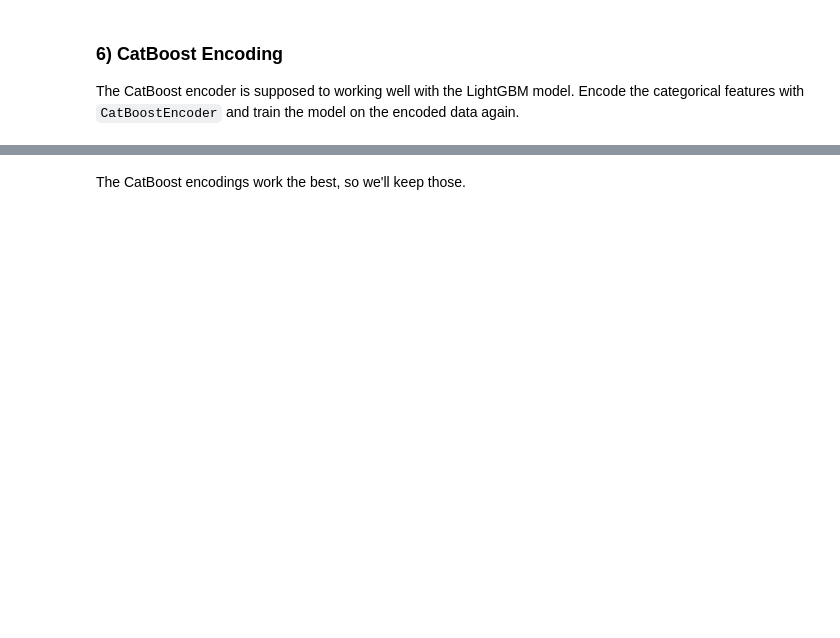
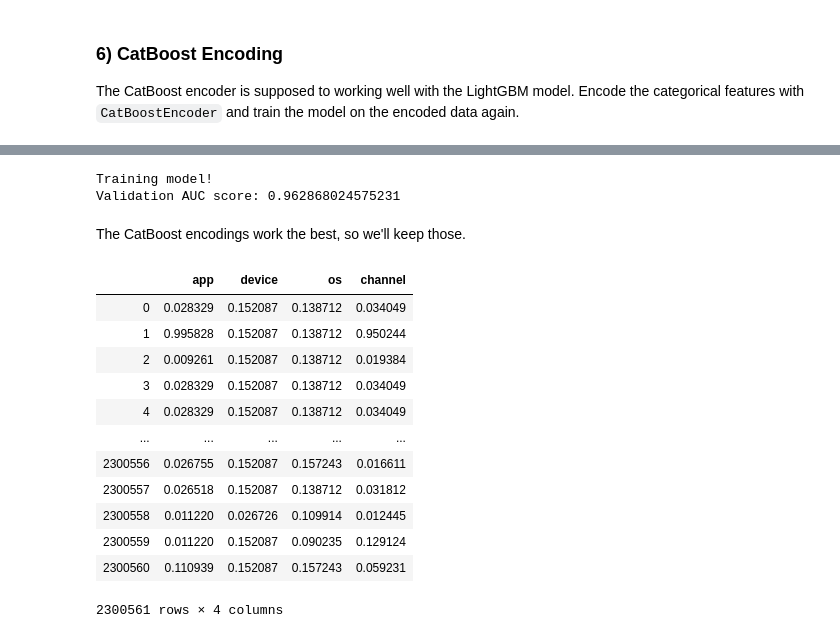
Before and after one commit to sanchez-castro/kaggle-courses, a Jupyter notebook: feature-engineering/exercise2_categorical_encodings.ipynb, the cells around one changed output, grey strips where cells are left out. Drawn from its saved outputs; the diff is of its cells as text; code cells hidden in the pictures; blank space fills up the shorter version.

```diff
--- a/feature-engineering/exercise2_categorical_encodings.ipynb
+++ b/feature-engineering/exercise2_categorical_encodings.ipynb
@@ -259,4 +343,7 @@ q_6.check()
 # %%
-_ = train_model(train, valid)
+_ = train_model(train_encoded, valid_encoded)
+# %% [output]
+Training model!
+Validation AUC score: 0.962868024575231
 # %% [markdown]
 The CatBoost encodings work the best, so we'll keep those.
@@ -263 +352,17 @@ The CatBoost encodings work the best, so we'll keep those.
+# %%
+encoded
+# %% [output]
+|  | app | device | os | channel |
+| 0 | 0.028329 | 0.152087 | 0.138712 | 0.034049 |
+| 1 | 0.995828 | 0.152087 | 0.138712 | 0.950244 |
+| 2 | 0.009261 | 0.152087 | 0.138712 | 0.019384 |
+| 3 | 0.028329 | 0.152087 | 0.138712 | 0.034049 |
+| 4 | 0.028329 | 0.152087 | 0.138712 | 0.034049 |
+| ... | ... | ... | ... | ... |
+| 2300556 | 0.026755 | 0.152087 | 0.157243 | 0.016611 |
+| 2300557 | 0.026518 | 0.152087 | 0.138712 | 0.031812 |
+| 2300558 | 0.011220 | 0.026726 | 0.109914 | 0.012445 |
+| 2300559 | 0.011220 | 0.152087 | 0.090235 | 0.129124 |
+| 2300560 | 0.110939 | 0.152087 | 0.157243 | 0.059231 |
+2300561 rows × 4 columns
 # %%
```
Also changed, not shown: parts of 17 cells of this notebook.
